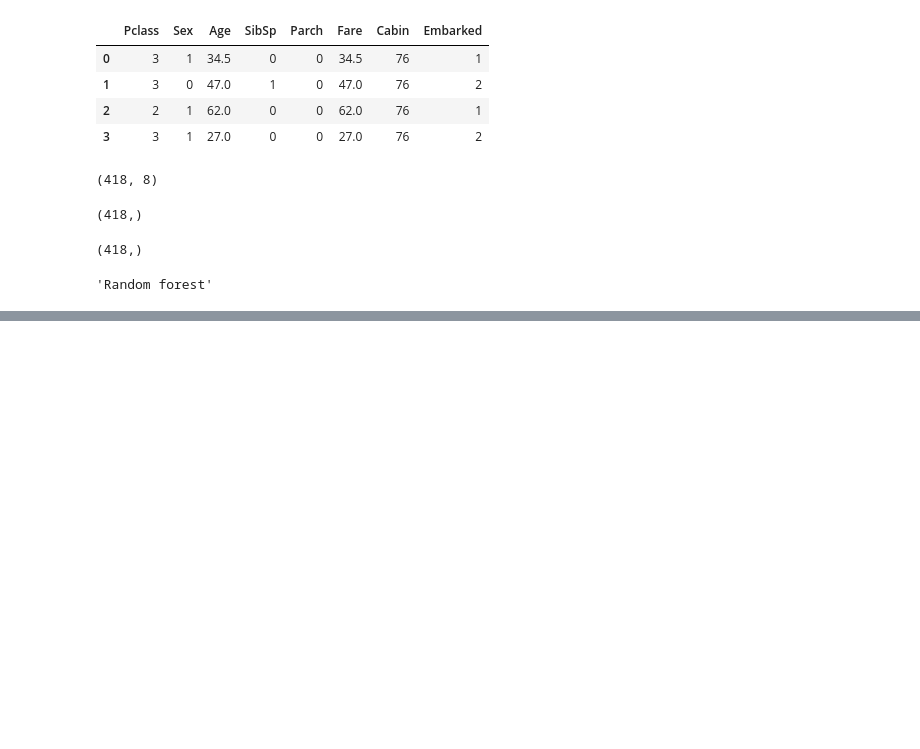
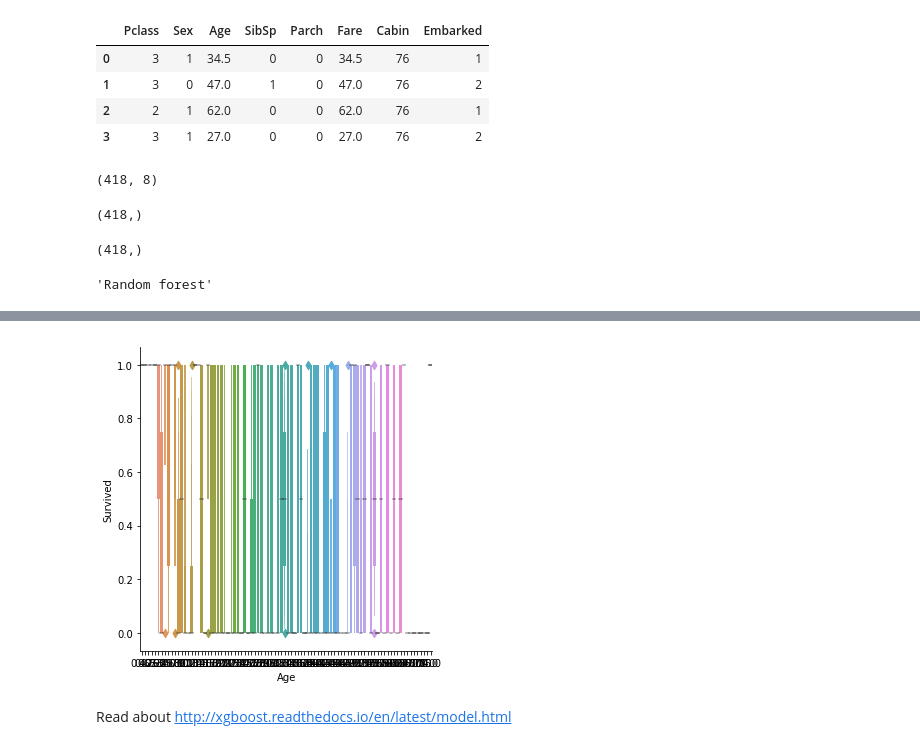
Before and after one commit to pandorica-opens/Machine-Learning, a Jupyter notebook: titanic/Titanic.ipynb, the cells around one changed output, grey strips where cells are left out. Drawn from its saved outputs; the diff is of its cells as text; code cells hidden in the pictures; blank space fills up the shorter version.

```diff
--- a/titanic/Titanic.ipynb
+++ b/titanic/Titanic.ipynb
@@ -99,0 +186,5 @@ result_random_forest.to_csv('submissions/random_forest.csv',index=False)
+# %%
+### need to put it in bins, and for that we have to update seaborn to v 0.11 to use displot and histplot
+sns.catplot(x = 'Age', y = 'Survived',  data=input_dataframe, kind="boxen" );
+# %% [output]
+[figure, added]
@@ -99,0 +199,2 @@ result_random_forest.to_csv('submissions/random_forest.csv',index=False)
+# %% [markdown]
+Read about http://xgboost.readthedocs.io/en/latest/model.html
```
Also changed, not shown: parts of 17 cells of this notebook.
